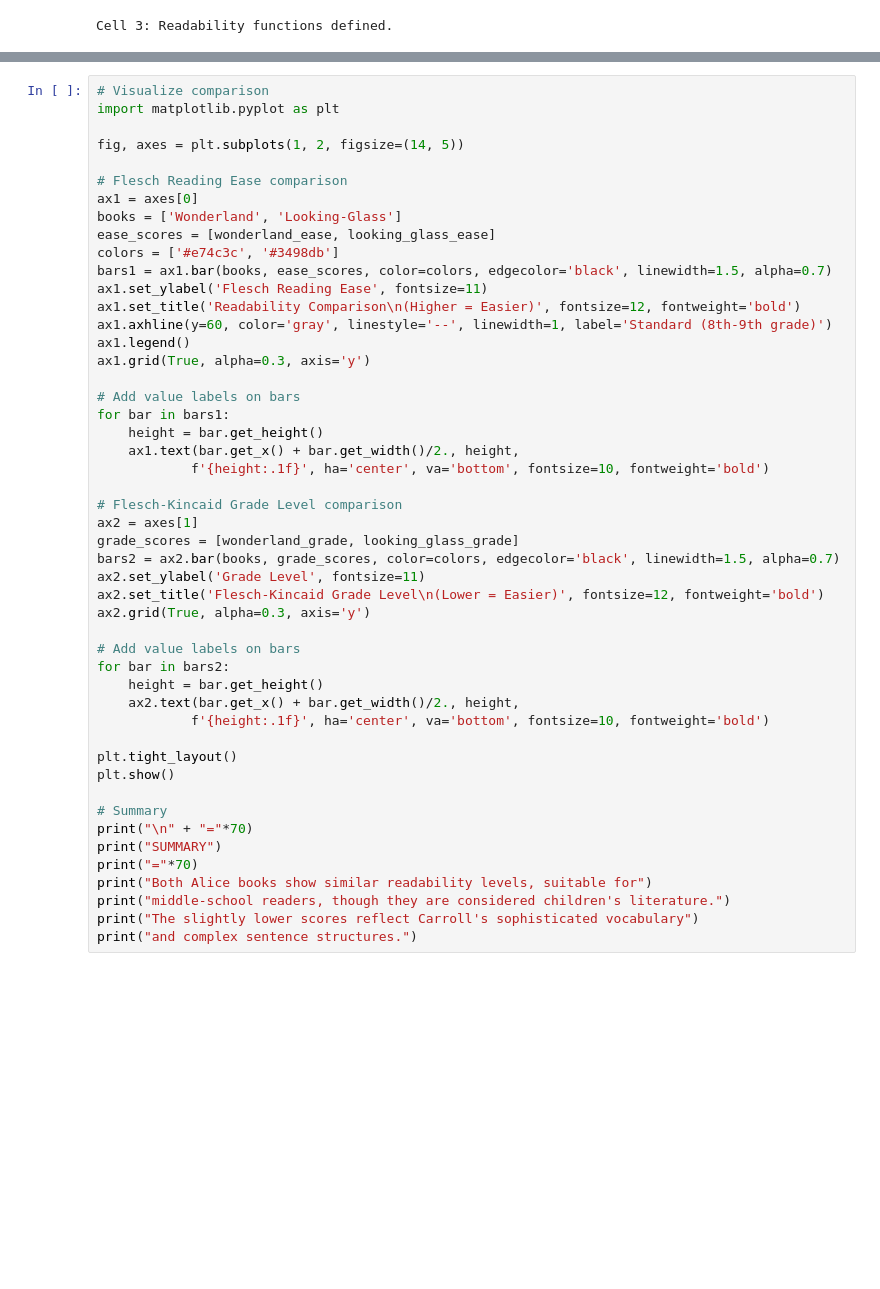
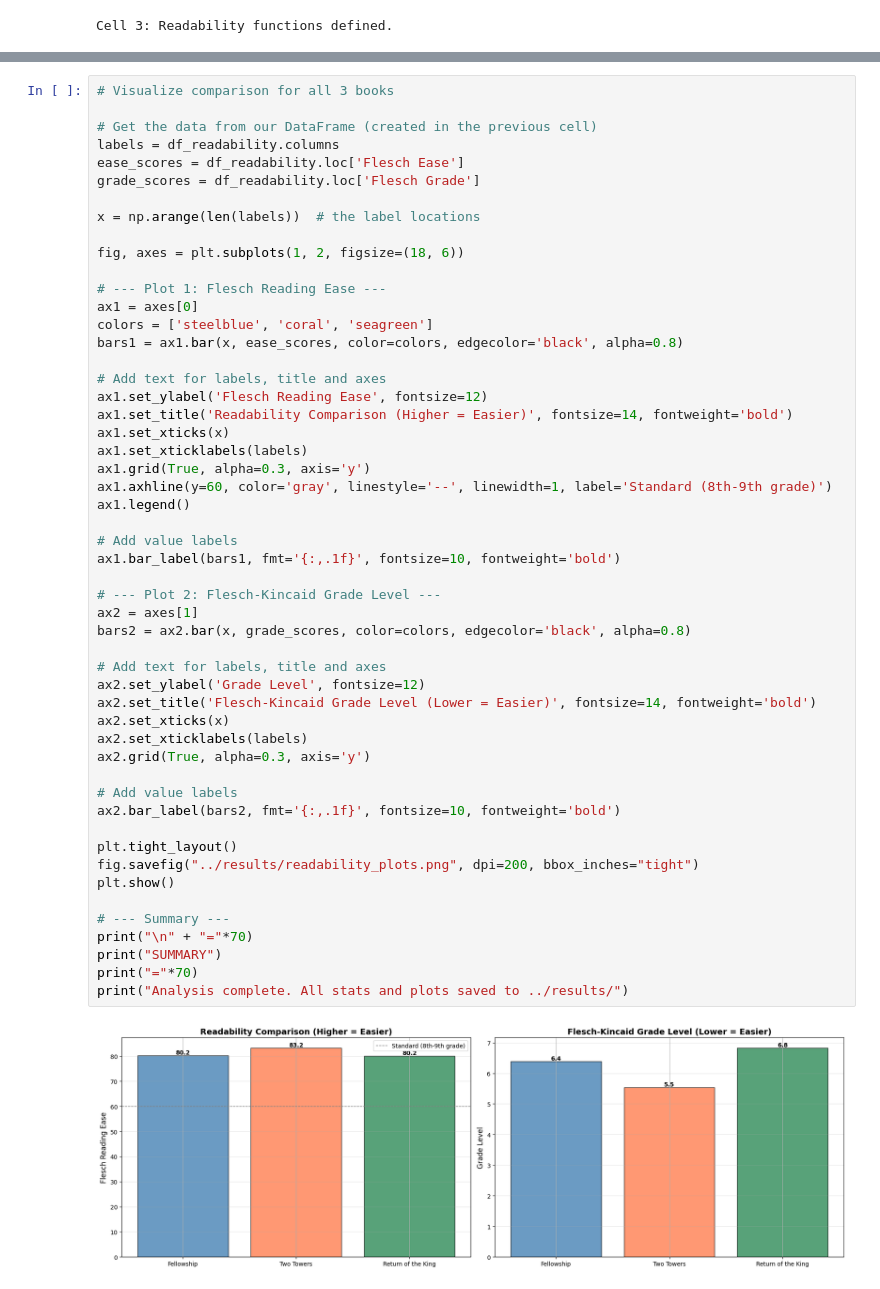
Before and after one commit to Team-DVA/applied-NLP-week3, a Jupyter notebook: notebooks/2_AppliedNLP_Session3_Readability.ipynb, the cells around one changed output, grey strips where cells are left out. Cells and saved outputs as stored; diff of their text form; blank space fills up the shorter version.

```diff
--- a/notebooks/2_AppliedNLP_Session3_Readability.ipynb
+++ b/notebooks/2_AppliedNLP_Session3_Readability.ipynb
@@ -244,50 +241,54 @@ Cell 3: Readability functions defined.
 # %%
-# Visualize comparison
-import matplotlib.pyplot as plt
+# Visualize comparison for all 3 books
 
-fig, axes = plt.subplots(1, 2, figsize=(14, 5))
+# Get the data from our DataFrame (created in the previous cell)
+labels = df_readability.columns
+ease_scores = df_readability.loc['Flesch Ease']
+grade_scores = df_readability.loc['Flesch Grade']
 
-# Flesch Reading Ease comparison
+x = np.arange(len(labels))  # the label locations
+
+fig, axes = plt.subplots(1, 2, figsize=(18, 6))
+
+# --- Plot 1: Flesch Reading Ease ---
 ax1 = axes[0]
-books = ['Wonderland', 'Looking-Glass']
-ease_scores = [wonderland_ease, looking_glass_ease]
-colors = ['#e74c3c', '#3498db']
-bars1 = ax1.bar(books, ease_scores, color=colors, edgecolor='black', linewidth=1.5, alpha=0.7)
-ax1.set_ylabel('Flesch Reading Ease', fontsize=11)
-ax1.set_title('Readability Comparison\n(Higher = Easier)', fontsize=12, fontweight='bold')
+colors = ['steelblue', 'coral', 'seagreen']
+bars1 = ax1.bar(x, ease_scores, color=colors, edgecolor='black', alpha=0.8)
+
+# Add text for labels, title and axes
+ax1.set_ylabel('Flesch Reading Ease', fontsize=12)
+ax1.set_title('Readability Comparison (Higher = Easier)', fontsize=14, fontweight='bold')
+ax1.set_xticks(x)
+ax1.set_xticklabels(labels)
+ax1.grid(True, alpha=0.3, axis='y')
 ax1.axhline(y=60, color='gray', linestyle='--', linewidth=1, label='Standard (8th-9th grade)')
 ax1.legend()
-ax1.grid(True, alpha=0.3, axis='y')
 
-# Add value labels on bars
-for bar in bars1:
-    height = bar.get_height()
-    ax1.text(bar.get_x() + bar.get_width()/2., height,
-            f'{height:.1f}', ha='center', va='bottom', fontsize=10, fontweight='bold')
+# Add value labels
+ax1.bar_label(bars1, fmt='{:,.1f}', fontsize=10, fontweight='bold')
 
-# Flesch-Kincaid Grade Level comparison
+# --- Plot 2: Flesch-Kincaid Grade Level ---
 ax2 = axes[1]
-grade_scores = [wonderland_grade, looking_glass_grade]
-bars2 = ax2.bar(books, grade_scores, color=colors, edgecolor='black', linewidth=1.5, alpha=0.7)
-ax2.set_ylabel('Grade Level', fontsize=11)
-ax2.set_title('Flesch-Kincaid Grade Level\n(Lower = Easier)', fontsize=12, fontweight='bold')
+bars2 = ax2.bar(x, grade_scores, color=colors, edgecolor='black', alpha=0.8)
+
+# Add text for labels, title and axes
+ax2.set_ylabel('Grade Level', fontsize=12)
+ax2.set_title('Flesch-Kincaid Grade Level (Lower = Easier)', fontsize=14, fontweight='bold')
+ax2.set_xticks(x)
+ax2.set_xticklabels(labels)
 ax2.grid(True, alpha=0.3, axis='y')
 
-# Add value labels on bars
-for bar in bars2:
-    height = bar.get_height()
-    ax2.text(bar.get_x() + bar.get_width()/2., height,
-            f'{height:.1f}', ha='center', va='bottom', fontsize=10, fontweight='bold')
+# Add value labels
+ax2.bar_label(bars2, fmt='{:,.1f}', fontsize=10, fontweight='bold')
 
 plt.tight_layout()
+fig.savefig("../results/readability_plots.png", dpi=200, bbox_inches="tight")
 plt.show()
 
-# Summary
+# --- Summary ---
 print("\n" + "="*70)
 print("SUMMARY")
 print("="*70)
-print("Both Alice books show similar readability levels, suitable for")
-print("middle-school readers, though they are considered children's literature.")
-print("The slightly lower scores reflect Carroll's sophisticated vocabulary")
-print("and complex sentence structures.")
+print("Analysis complete. All stats and plots saved to ../results/")
 # %% [output]
+[figure, added]
```
Also changed, not shown: parts of 2 cells of this notebook, 3 other files.
